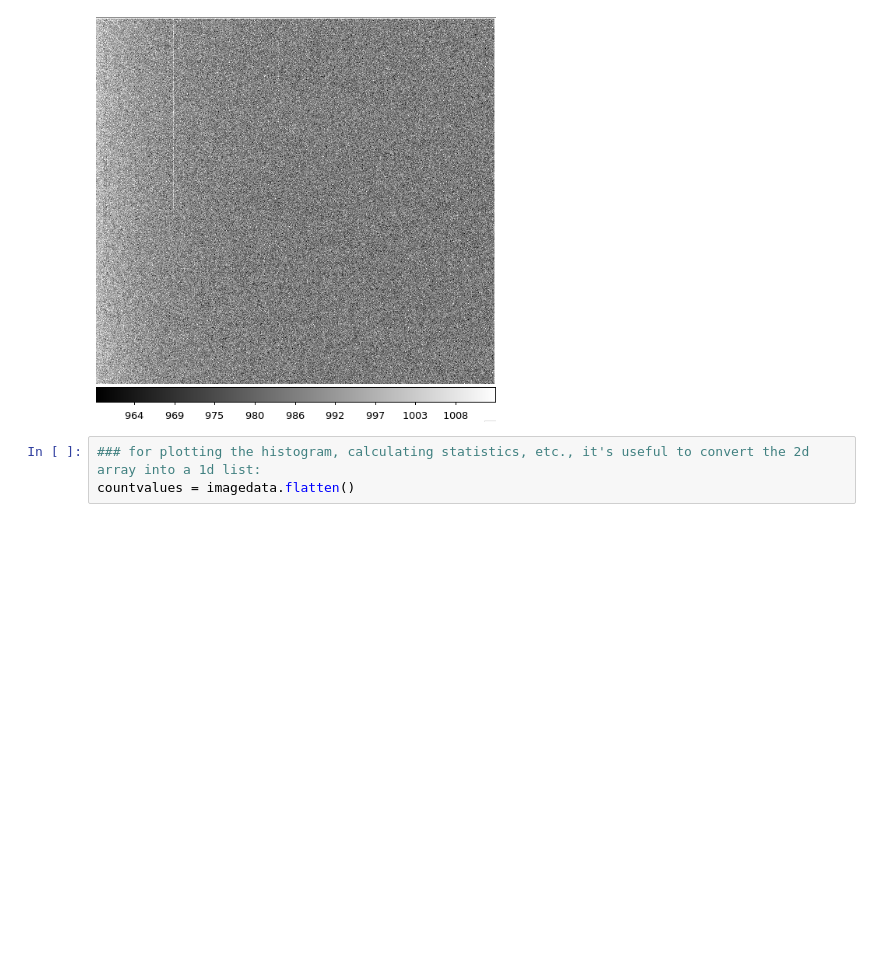
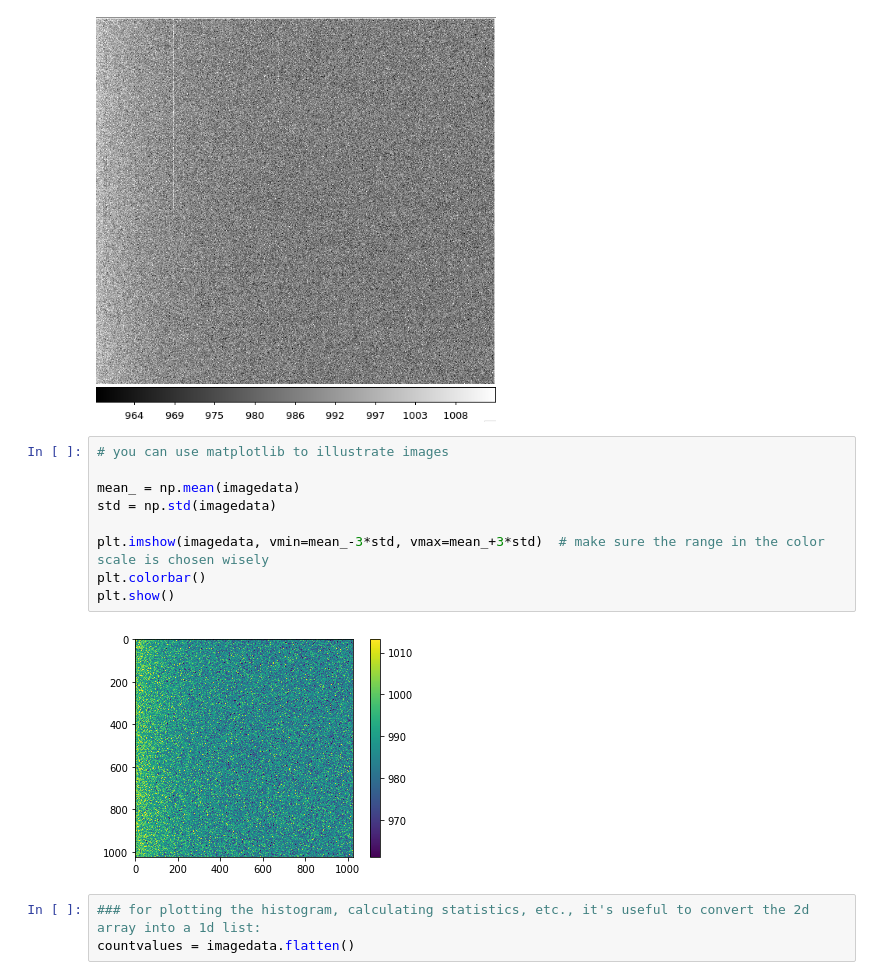
Before and after one commit to sibirrer/PHY517_AST443, a Jupyter notebook: tutorials/FITS images in python.ipynb, the cells around one changed output. Saved outputs shown, nothing was run; the diff lists cells and outputs as text; blank space fills up the shorter version.

```diff
--- a/tutorials/FITS images in python.ipynb
+++ b/tutorials/FITS images in python.ipynb
@@ -78,6 +78,17 @@ from IPython.display import Image
 Image(filename = "bias.png", width = 400)
 # %% [output]
 [figure]
+# %%
+# you can use matplotlib to illustrate images
+
+mean_ = np.mean(imagedata)
+std = np.std(imagedata)
+
+plt.imshow(imagedata, vmin=mean_-3*std, vmax=mean_+3*std)  # make sure the range in the color scale is chosen wisely
+plt.colorbar()
+plt.show()
+# %% [output]
+[figure, added]
 # %%
 ### for plotting the histogram, calculating statistics, etc., it's useful to convert the 2d array into a 1d list:
 countvalues = imagedata.flatten()
```
Also changed, not shown: parts of 1 cell of this notebook, 3 other files.
